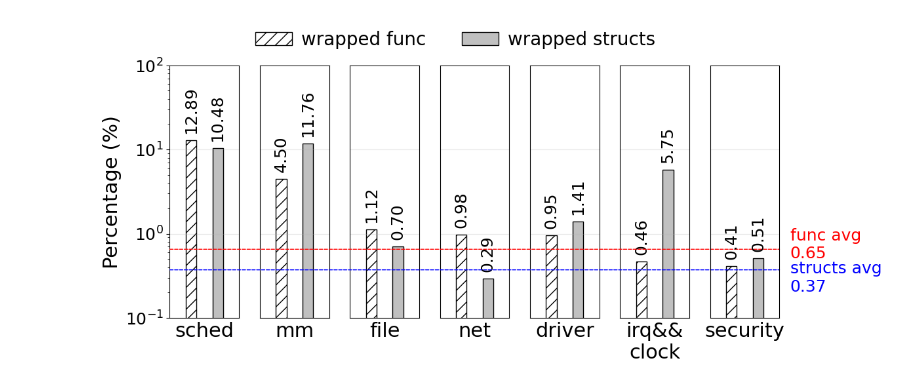
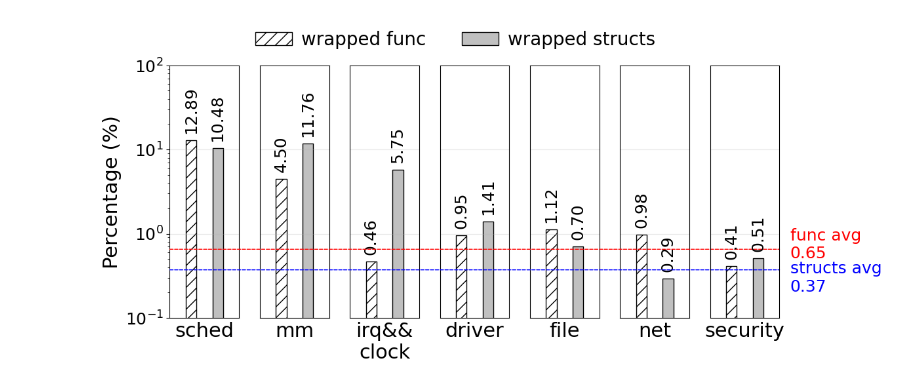
Before and after one commit to Richardhongyu/rfl_empirical_tools, a Jupyter notebook: figures_ppt/figure3.ipynb, the cells around one changed output. Saved outputs shown, nothing was run; the diff lists cells and outputs as text; code cells hidden in the pictures.

```diff
--- a/figures_ppt/figure3.ipynb
+++ b/figures_ppt/figure3.ipynb
@@ -25,17 +25,17 @@ def plot(type):
 
     # 创建标签
     ylabel = "Percentage (%)"
-    xlabels = ['sched', 'mm', 'file', 'net', 'driver', 'irq&&\nclock', 'security']
+    xlabels = ['sched', 'mm', 'irq&&\nclock', 'driver', 'file', 'net', 'security']
     x = [0.1, 0.1+bar_width*2.5]
 
     # 创建数据
     values = np.array([
         [12.8866, 10.48387],
         [4.5045, 11.76471],
+        [0.46399, 5.74713],
+        [0.95238, 1.40625],
         [1.1215, 0.70126],
         [0.97826, 0.29155],
-        [0.95238, 1.40625],
-        [0.46399, 5.74713],
         [0.41068, 0.5102],
     ])
 
@@ -62,31 +62,31 @@ def plot(type):
 
         # 设置y轴为对数比例尺
         ax.set_yscale('log')
         # 设置y轴刻度
         ax.set_yticks([100, 10, 1, 0.1])
         if i != 0:
             ax.tick_params(axis='y',left=False, which='both', labelleft=False)
 
         ax.grid(axis='y', alpha=0.3)
         ax.tick_params(labelsize=18)
 
     # 设置图例
     bars = axs[0].containers[0].get_children()
     labels = ['wrapped func', 'wrapped structs']
     axs[0].legend(bars, labels, ncol=2, loc="lower left", bbox_to_anchor=(1, 1), frameon=False, fontsize=20, columnspacing=2, handletextpad=0.5)
 
     func = ConnectionPatch(xyA=(min(x)-bar_width*2,0.65266), xyB=(max(x)+bar_width*2,0.65266), coordsA="data", coordsB="data", axesA=axs[0], axesB=axs[6], color="red", linestyle='--')
     axs[6].add_artist(func)
     struct = ConnectionPatch(xyA=(min(x)-bar_width*2,0.37161), xyB=(max(x)+bar_width*2,0.37161), coordsA="data", coordsB="data", axesA=axs[0], axesB=axs[6], color="blue", linestyle='--')
     axs[6].add_artist(struct)
     plt.text(max(x)+bar_width*2+0.05, 0.74, 'func avg\n0.65', fontsize=18, color='red', va='center', ha='left')
     plt.text(max(x)+bar_width*2+0.05, 0.3, 'structs avg\n0.37', fontsize=18, color='blue', va='center', ha='left')
 
     plt.subplots_adjust(wspace=0.3)
     # plt.show()
     plt.savefig('./figure3.pdf', bbox_inches="tight")
 
 if __name__ == '__main__':
     plot(1)
 # %% [output]
-[figure, old version]
+[figure, new version]
```
Also changed, not shown: 2 other files.
